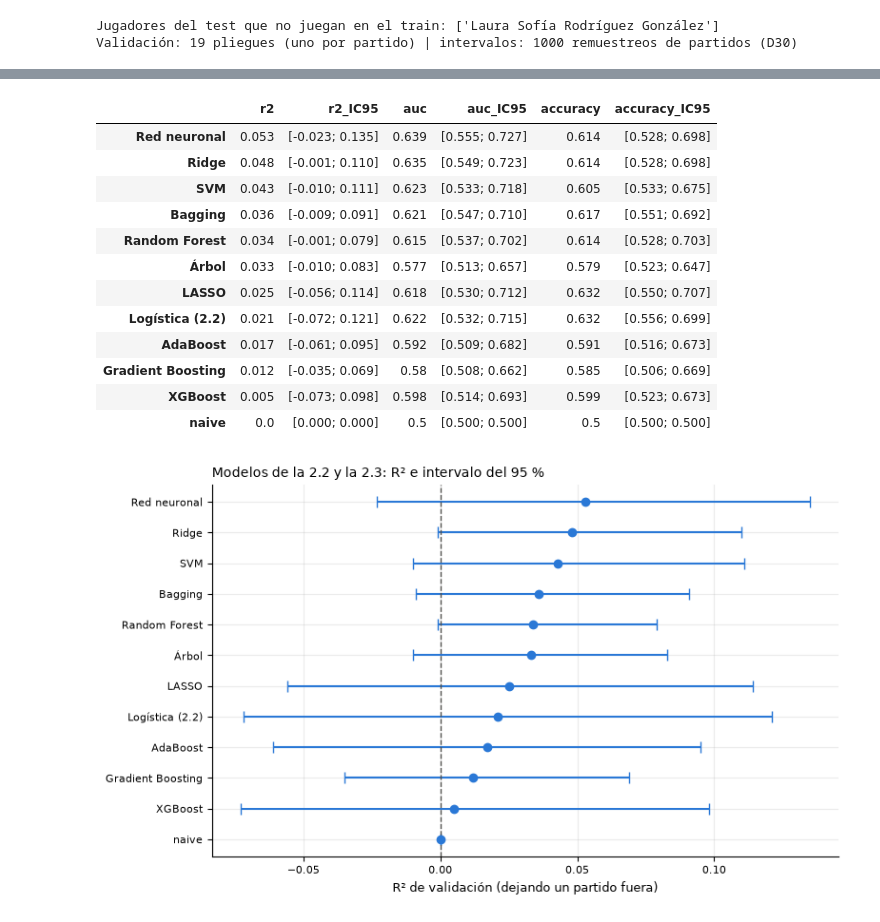
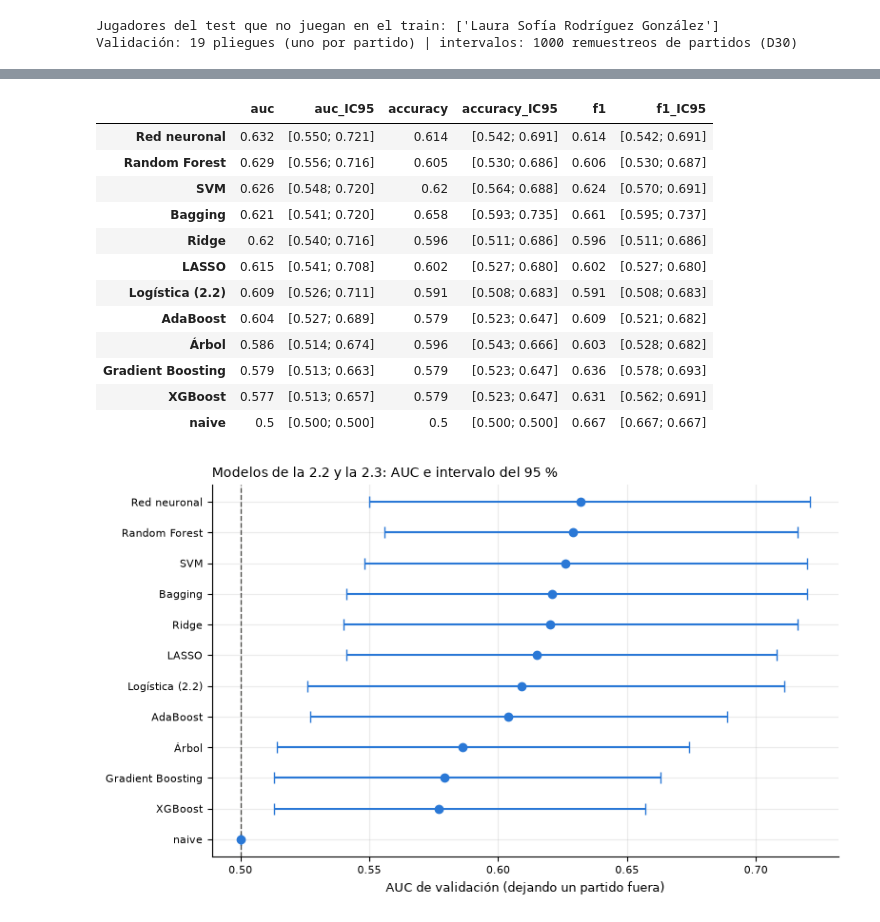
Before and after one commit to juanjocamposv/Proyecto_final_analitica, a Jupyter notebook: notebooks/Proyecto_Padel.ipynb, the cells around one changed output, grey strips where cells are left out. Drawn from its saved outputs; the diff is of its cells as text; code cells hidden in the pictures.

```diff
--- a/notebooks/Proyecto_Padel.ipynb
+++ b/notebooks/Proyecto_Padel.ipynb
@@ -436,17 +442,17 @@ Guardado: data\interim\participaciones.csv
 # %%
-corr = participaciones[var.VARIABLES_JUGADOR].corr(method='spearman')
+corr = participaciones[var.columnas_jugador(var.VARIABLES_JUGADOR)].corr(method='spearman')
 divergente = LinearSegmentedColormap.from_list('azul_gris_rojo', ['#2a78d6', '#f0efec', '#e34948'])
-fig, eje = plt.subplots(figsize=(9, 7.5))
+fig, eje = plt.subplots(figsize=(11, 9))
 im = eje.imshow(corr, cmap=divergente, vmin=-1, vmax=1)
 eje.set_xticks(range(len(corr)), corr.columns, rotation=60, ha='right')
 eje.set_yticks(range(len(corr)), corr.index)
 for i in range(len(corr)):
     for j in range(len(corr)):
-        eje.text(j, i, f'{corr.iat[i, j]:.2f}', ha='center', va='center', fontsize=7, color='#0b0b0b')
+        eje.text(j, i, f'{corr.iat[i, j]:.2f}', ha='center', va='center', fontsize=6, color='#0b0b0b')
 eje.grid(False)
 eje.spines[:].set_visible(False)
 fig.colorbar(im, ax=eje, shrink=0.8, label='r de Spearman')
-eje.set_title('Correlación entre las 14 variables (jugador × punto)')
+eje.set_title('Correlación entre las 14 variables, 18 columnas con el one-hot (jugador × punto)')
 fig.tight_layout()
 plt.show()
 
@@ -751,36 +770,36 @@ display(pd.DataFrame({'variables': {n: ', '.join(a['variables']) for n, a in aju
 | XGBoost | nivel_padel, atacante, vel_media_... |
 | Red neuronal | nivel_padel, atacante, vel_media_... |
 # %%
-# Comparación de todos los modelos en validación (R², AUC y accuracy con intervalo del 95 %)
+# Comparación de todos los modelos en validación (AUC, accuracy y F1 con intervalo del 95 %)
 predicciones = {'naive': pred_naive, 'Logística (2.2)': pred_logistica, **{n: a['prediccion'] for n, a in ajustes.items()}}
-comparacion = mod.resumen(train, predicciones, muestras).sort_values('r2', ascending=False)
+comparacion = mod.resumen(train, predicciones, muestras).sort_values('auc', ascending=False)
 display(comparacion)
 
-r2 = comparacion['r2'].astype(float).to_numpy()
-ic = np.array([[float(x) for x in s.strip('[]').split(';')] for s in comparacion['r2_IC95']])
+auc = comparacion['auc'].astype(float).to_numpy()
+ic = np.array([[float(x) for x in s.strip('[]').split(';')] for s in comparacion['auc_IC95']])
 fig, eje = plt.subplots(figsize=(8, 4.8))
-eje.errorbar(r2, range(len(r2)), xerr=[r2 - ic[:, 0], ic[:, 1] - r2], fmt='o', capsize=4)
-eje.axvline(0, color='#52514e', linestyle='--', linewidth=1)
-eje.set_yticks(range(len(r2)), comparacion.index)
+eje.errorbar(auc, range(len(auc)), xerr=[auc - ic[:, 0], ic[:, 1] - auc], fmt='o', capsize=4)
+eje.axvline(0.5, color='#52514e', linestyle='--', linewidth=1)
+eje.set_yticks(range(len(auc)), comparacion.index)
 eje.invert_yaxis()
-eje.set_xlabel('R² de validación (dejando un partido fuera)')
-eje.set_title('Modelos de la 2.2 y la 2.3: R² e intervalo del 95 %')
+eje.set_xlabel('AUC de validación (dejando un partido fuera)')
+eje.set_title('Modelos de la 2.2 y la 2.3: AUC e intervalo del 95 %')
 fig.tight_layout()
 plt.show()
 # %% [output]
-|  | r2 | r2_IC95 | auc | auc_IC95 | accuracy | accuracy_IC95 |
-| Red neuronal | 0.053 | [-0.023; 0.135] | 0.639 | [0.555; 0.727] | 0.614 | [0.528; 0.698] |
-| Ridge | 0.048 | [-0.001; 0.110] | 0.635 | [0.549; 0.723] | 0.614 | [0.528; 0.698] |
-| SVM | 0.043 | [-0.010; 0.111] | 0.623 | [0.533; 0.718] | 0.605 | [0.533; 0.675] |
-| Bagging | 0.036 | [-0.009; 0.091] | 0.621 | [0.547; 0.710] | 0.617 | [0.551; 0.692] |
-| Random Forest | 0.034 | [-0.001; 0.079] | 0.615 | [0.537; 0.702] | 0.614 | [0.528; 0.703] |
-| Árbol | 0.033 | [-0.010; 0.083] | 0.577 | [0.513; 0.657] | 0.579 | [0.523; 0.647] |
-| LASSO | 0.025 | [-0.056; 0.114] | 0.618 | [0.530; 0.712] | 0.632 | [0.550; 0.707] |
-| Logística (2.2) | 0.021 | [-0.072; 0.121] | 0.622 | [0.532; 0.715] | 0.632 | [0.556; 0.699] |
-| AdaBoost | 0.017 | [-0.061; 0.095] | 0.592 | [0.509; 0.682] | 0.591 | [0.516; 0.673] |
-| Gradient Boosting | 0.012 | [-0.035; 0.069] | 0.58 | [0.508; 0.662] | 0.585 | [0.506; 0.669] |
-| XGBoost | 0.005 | [-0.073; 0.098] | 0.598 | [0.514; 0.693] | 0.599 | [0.523; 0.673] |
-| naive | 0.0 | [0.000; 0.000] | 0.5 | [0.500; 0.500] | 0.5 | [0.500; 0.500] |
+|  | auc | auc_IC95 | accuracy | accuracy_IC95 | f1 | f1_IC95 |
+| Red neuronal | 0.632 | [0.550; 0.721] | 0.614 | [0.542; 0.691] | 0.614 | [0.542; 0.691] |
+| Random Forest | 0.629 | [0.556; 0.716] | 0.605 | [0.530; 0.686] | 0.606 | [0.530; 0.687] |
+| SVM | 0.626 | [0.548; 0.720] | 0.62 | [0.564; 0.688] | 0.624 | [0.570; 0.691] |
+| Bagging | 0.621 | [0.541; 0.720] | 0.658 | [0.593; 0.735] | 0.661 | [0.595; 0.737] |
+| Ridge | 0.62 | [0.540; 0.716] | 0.596 | [0.511; 0.686] | 0.596 | [0.511; 0.686] |
+| LASSO | 0.615 | [0.541; 0.708] | 0.602 | [0.527; 0.680] | 0.602 | [0.527; 0.680] |
+| Logística (2.2) | 0.609 | [0.526; 0.711] | 0.591 | [0.508; 0.683] | 0.591 | [0.508; 0.683] |
+| AdaBoost | 0.604 | [0.527; 0.689] | 0.579 | [0.523; 0.647] | 0.609 | [0.521; 0.682] |
+| Árbol | 0.586 | [0.514; 0.674] | 0.596 | [0.543; 0.666] | 0.603 | [0.528; 0.682] |
+| Gradient Boosting | 0.579 | [0.513; 0.663] | 0.579 | [0.523; 0.647] | 0.636 | [0.578; 0.693] |
+| XGBoost | 0.577 | [0.513; 0.657] | 0.579 | [0.523; 0.647] | 0.631 | [0.562; 0.691] |
+| naive | 0.5 | [0.500; 0.500] | 0.5 | [0.500; 0.500] | 0.667 | [0.667; 0.667] |
-[figure, old version]
+[figure, new version]
 # %% [markdown]
 **Resultados**
```
Also changed, not shown: parts of 25 cells of this notebook, 6 other files.
